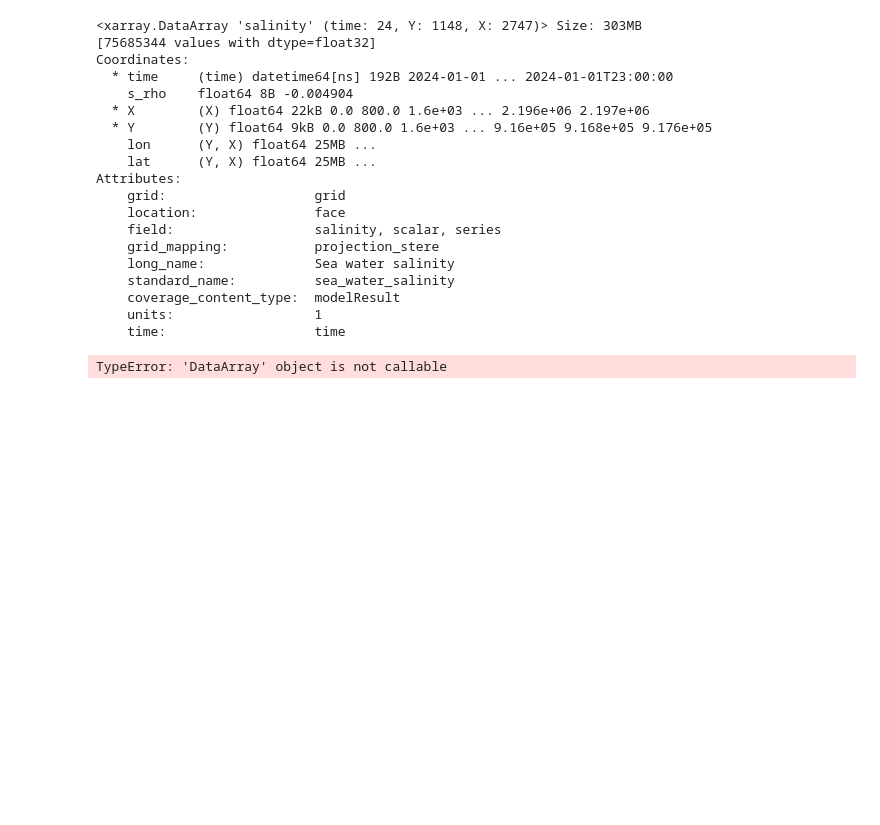
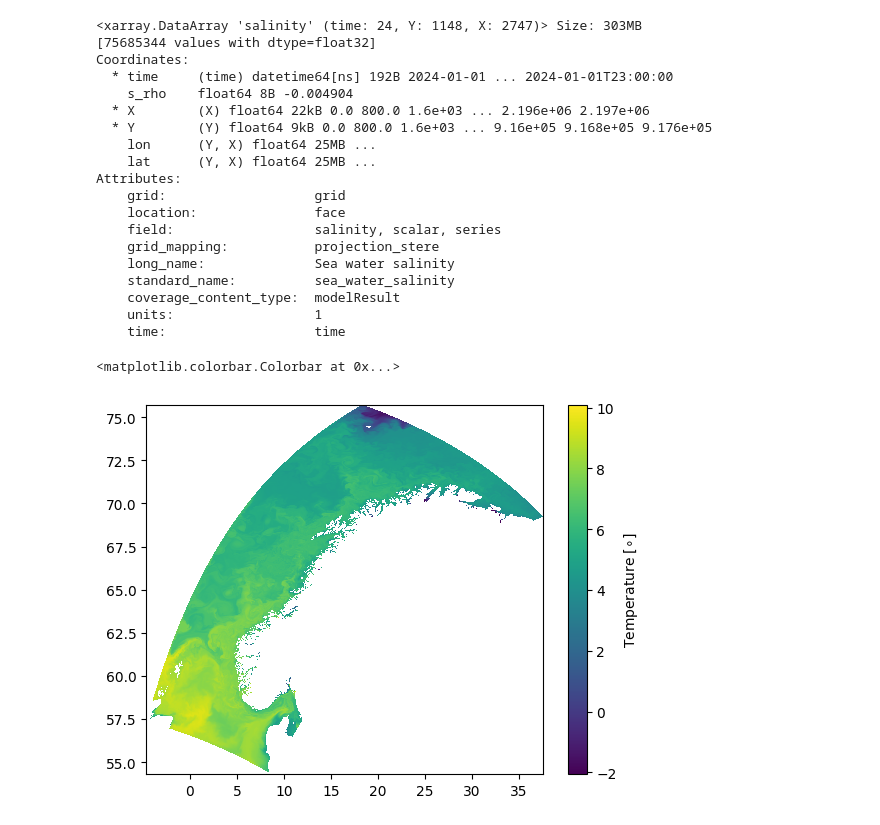
Before and after one commit to metno/ocean-ai, a Jupyter notebook: plot/malene_plots.ipynb, the cells around one changed output. Cells and saved outputs as stored; diff of their text form; code cells hidden in the pictures; blank space fills up the shorter version.

Commit message:
Changes in the plot

```diff
--- a/plot/malene_plots.ipynb
+++ b/plot/malene_plots.ipynb
@@ -110,8 +126,9 @@ Attributes:
     units:                  1
     time:                   time
 # %%
-#utgangspunkt
-plt.pcolormesh(ds.lon(),ds.lat(),temperature[:,:,:], shading="auto")
-#feilmelding: typeerror - dataarray object not callable. Undersøk
+#Basic map - reads in the longitude, latitude, temperature for time = 0, and all of X and Y coordinates
+plt.pcolormesh(ds.lon,ds.lat,temperature[0,:,:], shading="auto")
+plt.colorbar(label = "Temperature [$\circ$]")
 # %% [output]
-TypeError: 'DataArray' object is not callable
+<matplotlib.colorbar.Colorbar at 0x...>
+[figure, added]
```
Also changed, not shown: parts of 9 cells of this notebook.
